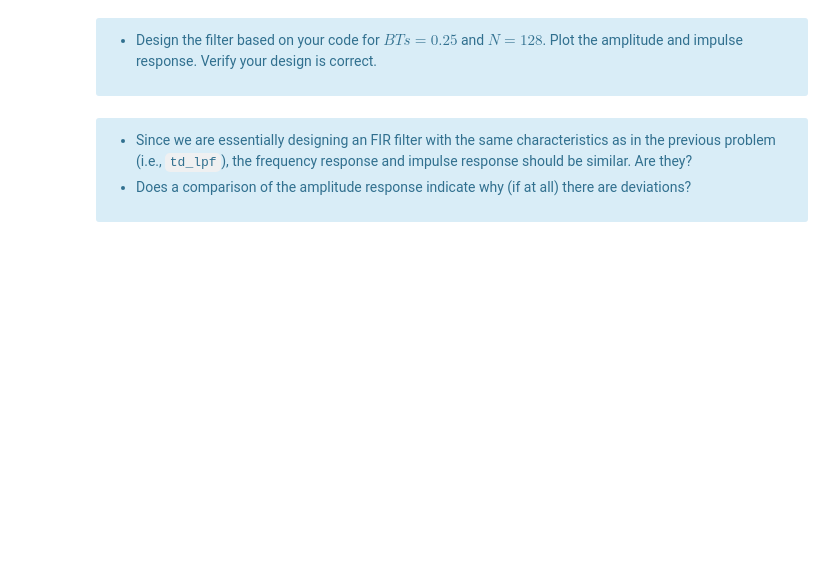
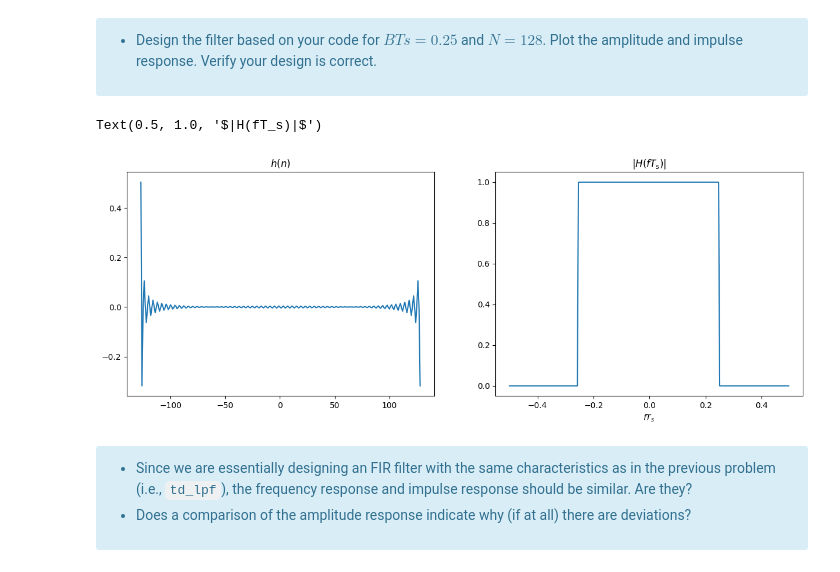
Before and after one commit to vbelpair/Ugent, a Jupyter notebook: Medical_Signal_Processing_and_Statistics/assignment_4/ex04_vincent.ipynb, the cells around one changed output. Drawn from its saved outputs; the diff is of its cells as text; code cells hidden in the pictures; blank space fills up the shorter version.

```diff
--- a/Medical_Signal_Processing_and_Statistics/assignment_4/ex04_vincent.ipynb
+++ b/Medical_Signal_Processing_and_Statistics/assignment_4/ex04_vincent.ipynb
@@ -224,7 +224,20 @@ First write the function `fd_lpf(N,BTs)` based on this schematic.
 
 def fd_lpf(N,BTs):
 
-    return h
+    # positive frequencies
+    fTspos = np.linspace(0, 1/2, N+1)
+    Hpos = np.where(fTspos <= BTs, 1, 0)
+
+    # negative frequencies
+    fTsStep = 1/(2*N)
+    fTsneg = np.linspace(-1/2+fTsStep, -fTsStep, N-1)
+    Hneg = np.where(np.abs(fTsneg) <= BTs, 1, 0)
+
+    H = np.concatenate((Hneg, Hpos))
+
+    n, h = np.linspace(-N+1,N, 2*N), fft.ifft(H)
+
+    return n, h
 # %% [markdown]
 <div class="alert alert-info">
 
@@ -237,3 +247,23 @@ def fd_lpf(N,BTs):
+# %%
+# Code: design and verification of the filter design using the
+# frequency sampling approach
+N, BTs = 128, 0.25
+n, h = fd_lpf(N, BTs)
+
+fTs = fft.fftshift(fft.fftfreq(h.size))
+H = fft.fft(h)
+
+figure, (ax1, ax2) = plt.subplots(ncols=2, figsize=(15,5))
+
+ax1.plot(n, h)
+ax1.set_title('$h(n)$')
+
+ax2.plot(fTs, abs(H))
+ax2.set_xlabel('$fT_s$')
+ax2.set_title('$|H(fT_s)|$')
+# %% [output]
+Text(0.5, 1.0, '$|H(fT_s)|$')
+[figure, added]
 # %% [markdown]
 <div class="alert alert-info">
 
```
Also changed, not shown: parts of 16 cells of this notebook.
